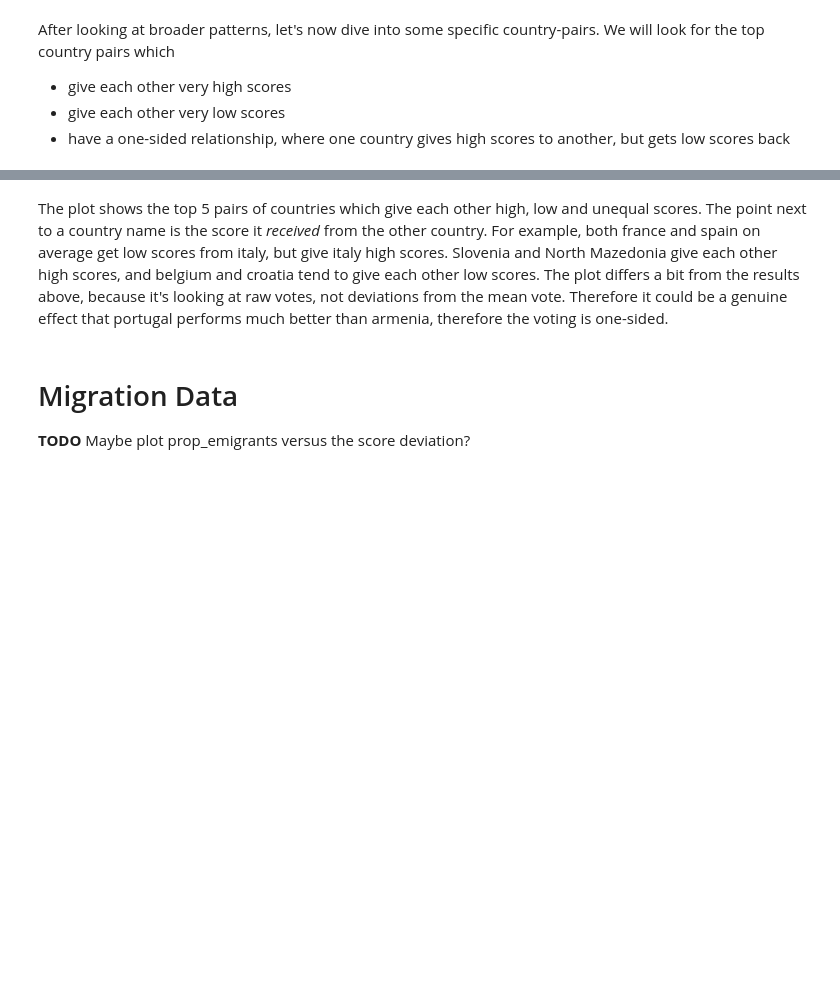
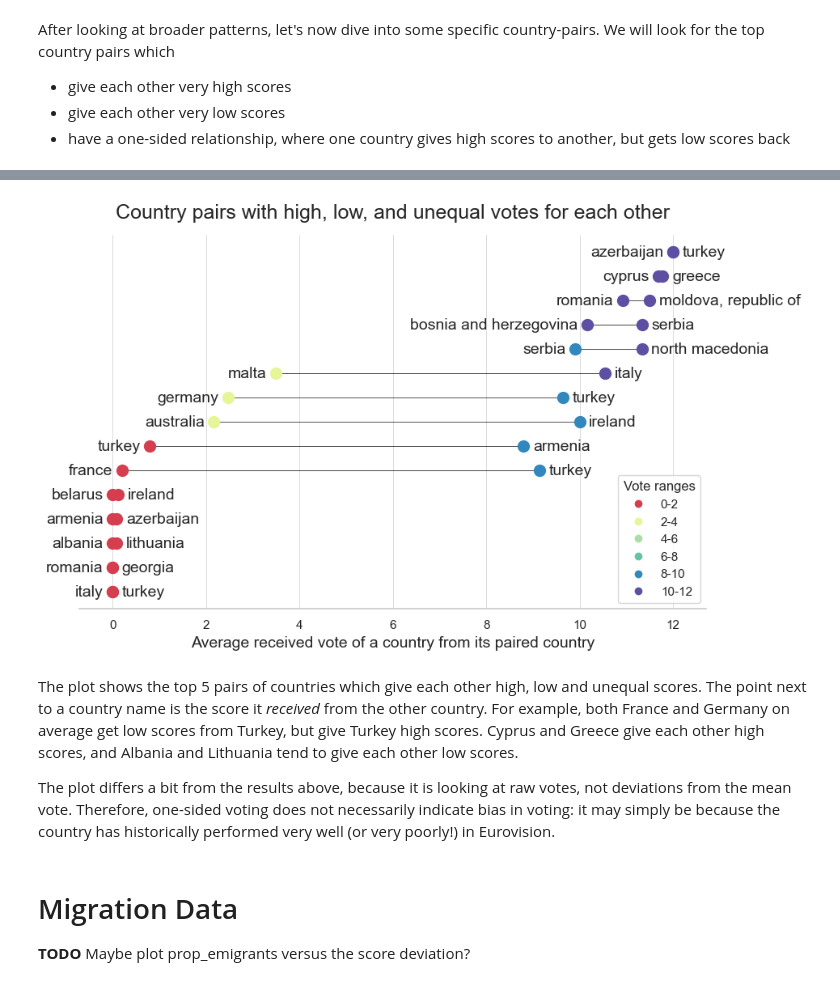
Before and after one commit to KatrionaGoldmann/Eurovision_TDS, a Jupyter notebook: eurovision/notebooks/story.ipynb, the cells around one changed output, grey strips where cells are left out. Saved outputs shown, nothing was run; the diff lists cells and outputs as text; code cells hidden in the pictures; blank space fills up the shorter version.

```diff
--- a/eurovision/notebooks/story.ipynb
+++ b/eurovision/notebooks/story.ipynb
@@ -475,8 +479,8 @@ n_participations = (df
                     .groupby('to_country')['year']
                     .nunique()
                     .sort_values(ascending=True))
-# filter countries with less than 3 participations
-countries_to_remove = n_participations[n_participations < 3].index.tolist()
+# filter countries with less than 5 participations
+countries_to_remove = n_participations[n_participations < 5].index.tolist()
 # remove from df
 df_pairs = df[~df['to_country'].isin(countries_to_remove)]
 # get random 5 rows from df_pairs
@@ -494,7 +498,7 @@ df_pairs = (df_pairs
 df_pairs = (df_pairs
     .merge(df_pairs.rename(columns={'from_country': 'to_country',
                                'to_country': 'from_country'}),
-           on=['from_country', 'to_country', 'num_years'])
+           on=['from_country', 'to_country'])
     .drop_duplicates()
     .query('from_country != to_country')
     .assign(votes_diff = lambda x: abs(x['votes_x'] - x['votes_y']))
@@ -587,5 +577,62 @@ plt.savefig('../../plots/country_relationships.pdf', bbox_inches='tight')
+# %%
+import matplotlib.colors as mcolors
+
+fig, ax = plt.subplots(figsize=(10, 6))
+ax.grid(axis='x', linestyle='-', linewidth=0.5)
+
+# create a color map with 6 colors from red to blue
+colors = sns.color_palette("YlOrRd", 6)[::-1]
+cmap = mcolors.LinearSegmentedColormap.from_list("custom", colors, N=len(colors))
+
+# get color map with viridis colors for 6 bins
+cmap = plt.get_cmap('viridis' )
+
+#colors = ["#b2182b", "#d1e5f0", "#92c5de", "#4393c3", "#2166ac", "#053061" ]
+colors = ["#d53e4f", "#e6f598", "#abdda4", "#66c2a5", "#3288bd", "#5e4fa2"]
+cmap = mcolors.LinearSegmentedColormap.from_list("custom", colors, N=len(colors))
+
+
+# define the range boundaries
+bins = np.arange(0, 13, 2)
+
+# add text labels and points
+for i, row in top_relationships.iterrows():
+    ax.text(row['votes_x']+0.2, row['y'] ,row['to_country'],  ha='left', va='center', fontsize=14)  # increase the value added to 'votes_x' for more space
+    ax.text(row['votes_y']-0.2, row['y'] , row['from_country'],  ha='right', va='center', fontsize=14)  # increase the value subtracted from 'votes_y' for more space
+
+    # plot points with colors based on x-value range
+    x_color = np.digitize(row['votes_x'], bins=bins, right=True)-1
+    y_color = np.digitize(row['votes_y'], bins=bins, right=True)-1
+    ax.scatter(row['votes_x'], row['y'], color=cmap(x_color/6), s=100, alpha=1, zorder=3)
+    ax.scatter(row['votes_y'], row['y'], color=cmap(y_color/6), s=100, alpha=1, zorder=3)
+
+    # add line between countries with slightly shortened length
+    line_buffer = 0.1
+    ax.plot([row['votes_x'] + line_buffer, row['votes_y'] - line_buffer], [row['y'], row['y']], color='black', alpha=0.7, zorder=2, linewidth=0.7)
+
+ax.set_xlabel('Average received vote of a country from its paired country', fontsize=14)
+ax.set_ylabel('')
+
+# Hide the y axis
+ax.get_yaxis().set_visible(False)
+ax.spines[['top', 'right', 'left']].set_visible(False)
+
+# Add legend
+markers = [plt.Line2D([0,0],[0,0], color=cmap(i/6), marker='o', linestyle='') for i in range(6)]
+plt.legend(markers, ['{}-{}'.format(i, i+2) for i in bins[:-1]], numpoints=1, loc='lower right', title='Vote ranges')
+
+plt.title('Country pairs with high, low, and unequal votes for each other', fontsize=18,  loc='center', pad=15)
+
+fig.savefig('../../plots/country_relationships.pdf', bbox_inches='tight')
+# %% [output]
+[figure, added]
 # %% [markdown]
-The plot shows the top 5 pairs of countries which give each other high, low and unequal scores. The point next to a country name is the score it *received* from the other country. For example, both france and spain on average get low scores from italy, but give italy high scores. Slovenia and North Mazedonia give each other high scores, and belgium and croatia tend to give each other low scores. The plot differs a bit from the results above, because it's looking at raw votes, not deviations from the mean vote. Therefore it could be a genuine effect that portugal performs much better than armenia, therefore the voting is one-sided.
+The plot shows the top 5 pairs of countries which give each other high, low and unequal scores.
+The point next to a country name is the score it *received* from the other country. For example, both France and Germany on average get low scores from Turkey, but give Turkey high scores.
+Cyprus and Greece give each other high scores, and Albania and Lithuania tend to give each other low scores.
+
+The plot differs a bit from the results above, because it is looking at raw votes, not deviations from the mean vote.
+Therefore, one-sided voting does not necessarily indicate bias in voting: it may simply be because the country has historically performed very well (or very poorly!) in Eurovision.
 # %% [markdown]
 # Migration Data
 
```
Also changed, not shown: parts of 3 cells of this notebook.
